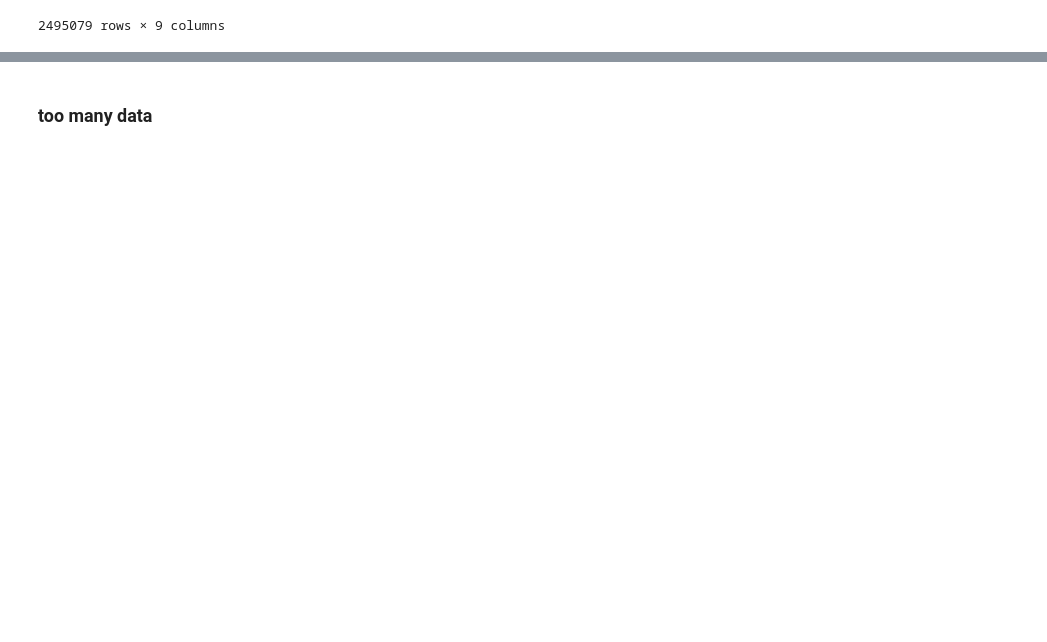
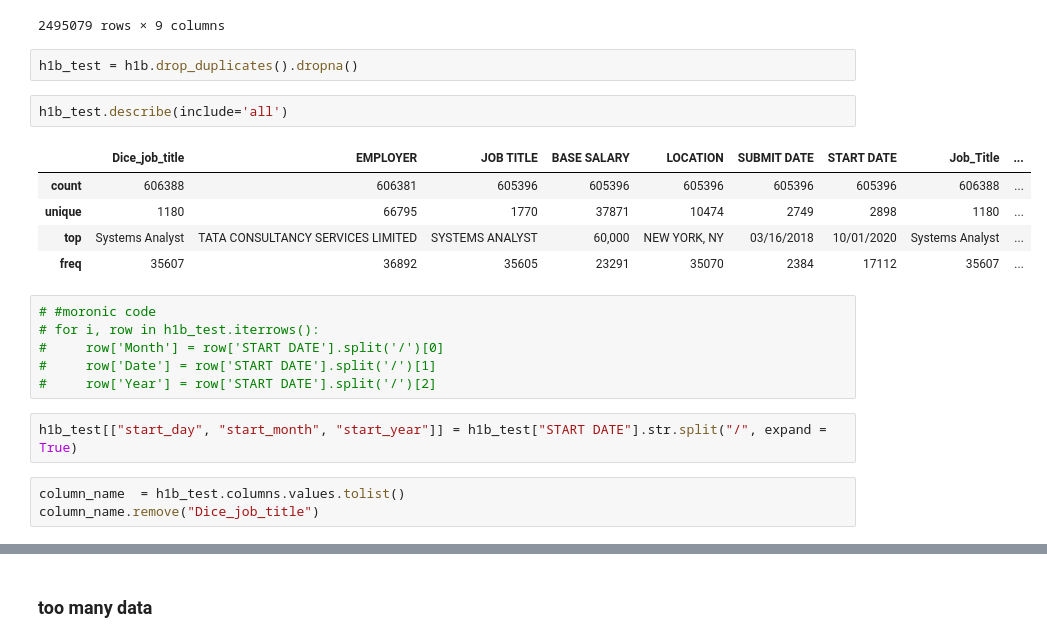
Before and after one commit to Tuguluke/CSCI5502, a Jupyter notebook: codes/src/notebooks/data_mining_projects.ipynb, the cells around one changed output, grey strips where cells are left out. Cells and saved outputs as stored; diff of their text form; blank space fills up the shorter version.

```diff
--- a/codes/src/notebooks/data_mining_projects.ipynb
+++ b/codes/src/notebooks/data_mining_projects.ipynb
@@ -18,3 +18,24 @@ h1b
 | 2495077 | webMethods Developer | SPARTAN SOLUTIONS INC | WEBMETHODS DEVELOPER | 131,726 | SAN JOSE, CA | 06/01/2020 | 06/11/2020 | webMethods Developer | ... |
 | 2495078 | webMethods Developer | SPARTAN SOLUTIONS INC | WEBMETHODS DEVELOPER | 150,010 | LONG ISLAND CITY, NY | 10/19/2020 | 10/29/2020 | webMethods Developer | ... |
 2495079 rows × 9 columns
+# %%
+h1b_test = h1b.drop_duplicates().dropna()
+# %%
+h1b_test.describe(include='all')
+# %% [output]
+|  | Dice_job_title | EMPLOYER | JOB TITLE | BASE SALARY | LOCATION | SUBMIT DATE | START DATE | Job_Title | ... |
+| count | 606388 | 606381 | 605396 | 605396 | 605396 | 605396 | 605396 | 606388 | ... |
+| unique | 1180 | 66795 | 1770 | 37871 | 10474 | 2749 | 2898 | 1180 | ... |
+| top | Systems Analyst | TATA CONSULTANCY SERVICES LIMITED | SYSTEMS ANALYST | 60,000 | NEW YORK, NY | 03/16/2018 | 10/01/2020 | Systems Analyst | ... |
+| freq | 35607 | 36892 | 35605 | 23291 | 35070 | 2384 | 17112 | 35607 | ... |
+# %%
+# #moronic code
+# for i, row in h1b_test.iterrows():
+#     row['Month'] = row['START DATE'].split('/')[0]
+#     row['Date'] = row['START DATE'].split('/')[1]
+#     row['Year'] = row['START DATE'].split('/')[2]
+# %%
+h1b_test[["start_day", "start_month", "start_year"]] = h1b_test["START DATE"].str.split("/", expand = True)
+# %%
+column_name  = h1b_test.columns.values.tolist()
+column_name.remove("Dice_job_title")
```
Also changed, not shown: parts of 6 cells of this notebook.
